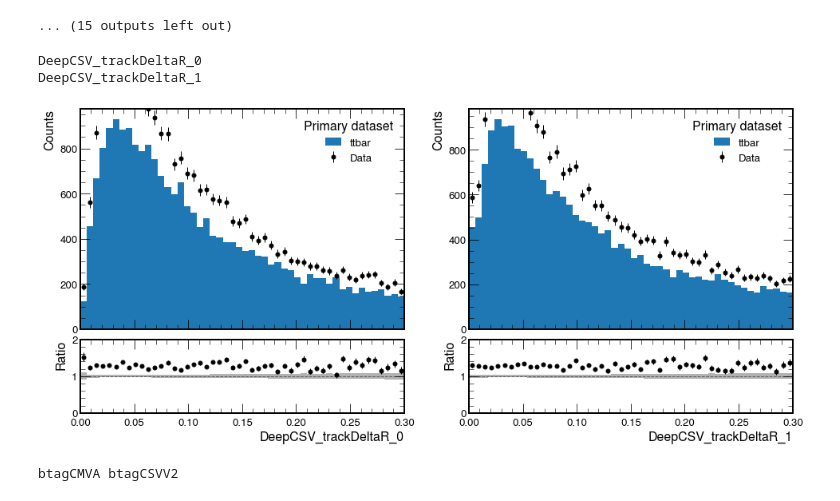
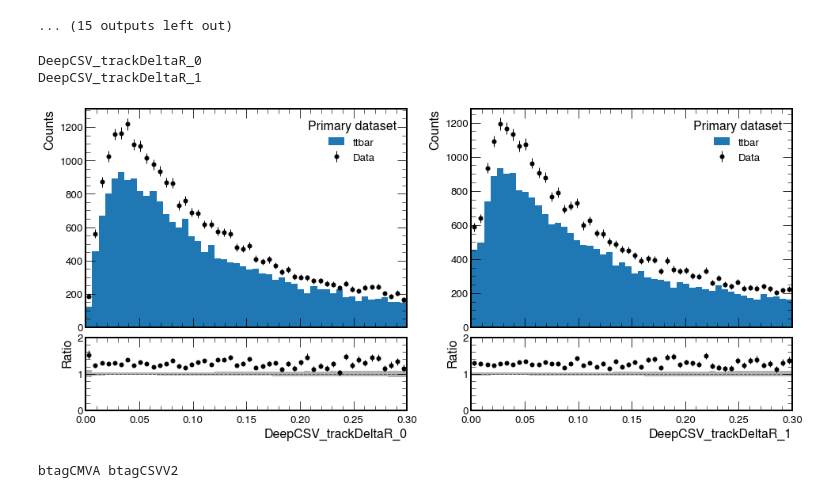
Before and after one commit to cms-btv-pog/BTVNanoCommissioning, a Jupyter notebook: make_some_plots.ipynb, the cells around one changed output. Saved outputs shown, nothing was run; the diff lists cells and outputs as text; code cells hidden in the pictures.

```diff
--- a/make_some_plots.ipynb
+++ b/make_some_plots.ipynb
@@ -84,6 +85,7 @@ data_err_opts = {
     'color': 'k',
     'elinewidth': 1,
 }
+
 
 fig, ((ax1, ax2),(rax1, rax2)) = plt.subplots(2, 2, figsize=(16, 7), gridspec_kw={"height_ratios": (3, 1)}, sharex=True)
 h1name = list(output.keys())[16]
@@ -95,38 +97,36 @@ h2 = output[h2name]
 fig.subplots_adjust(hspace=.07)
 
 # if True: normalize histo to 1
 dense = False
 # scale MC samples according to lumi (for now, dummy scale)
 scales = {
     'ttbar': 1.0,
 }
 h1.scale(scales,axis='dataset')
 h2.scale(scales,axis='dataset')
 for ax, rax, h in zip([ax1, ax2], [rax1, rax2], [h1, h2]):
-    plot.plot1d(h["ttbar"], overlay="dataset", ax=ax, legend_opts={'loc':1}, density=dense, stack=True);
-    plot.plot1d(h["Data"], overlay="dataset", ax=ax, legend_opts={'loc':1}, density=dense, error_opts=data_err_opts, clear=False);
+    plot.plot1d(h["Data"], overlay="dataset", ax=ax, legend_opts={'loc':1}, density=dense, error_opts=data_err_opts);
+    plot.plot1d(h["ttbar"], overlay="dataset", ax=ax, legend_opts={'loc':1}, density=dense, stack=True, clear=False);
     # now we build the ratio plot
     plot.plotratio(
         num=h['Data'].sum("dataset"),
         denom=h['ttbar'].sum("dataset"),
         ax=rax,
         error_opts=data_err_opts,
         denom_fill_opts={},
         guide_opts={},
         unc='num'
     )
     rax.set_ylabel('Ratio')
     rax.set_ylim(0,2)
     ax.set_xlabel(None)
 
 #ax.semilogy()
 #ax.set_ylim(0.001,None)
-
-#hep.mpl_magic(ax)
 # %% [output]
 DeepCSV_trackDeltaR_0
 DeepCSV_trackDeltaR_1
-[figure, old version]
+[figure, new version]
 # %%
 plt.style.use([hep.style.ROOT, {'font.size': 16}])
 
```
Also changed, not shown: parts of 2 cells of this notebook.
